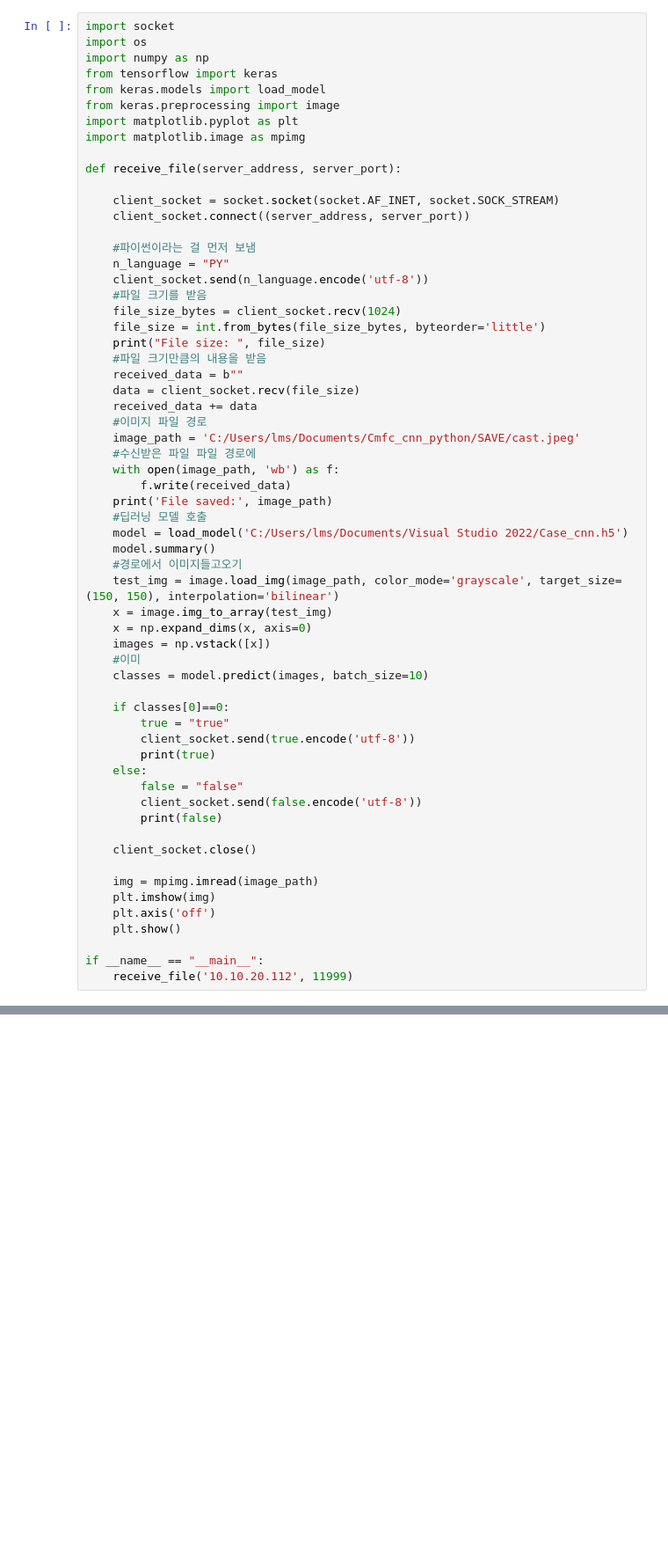
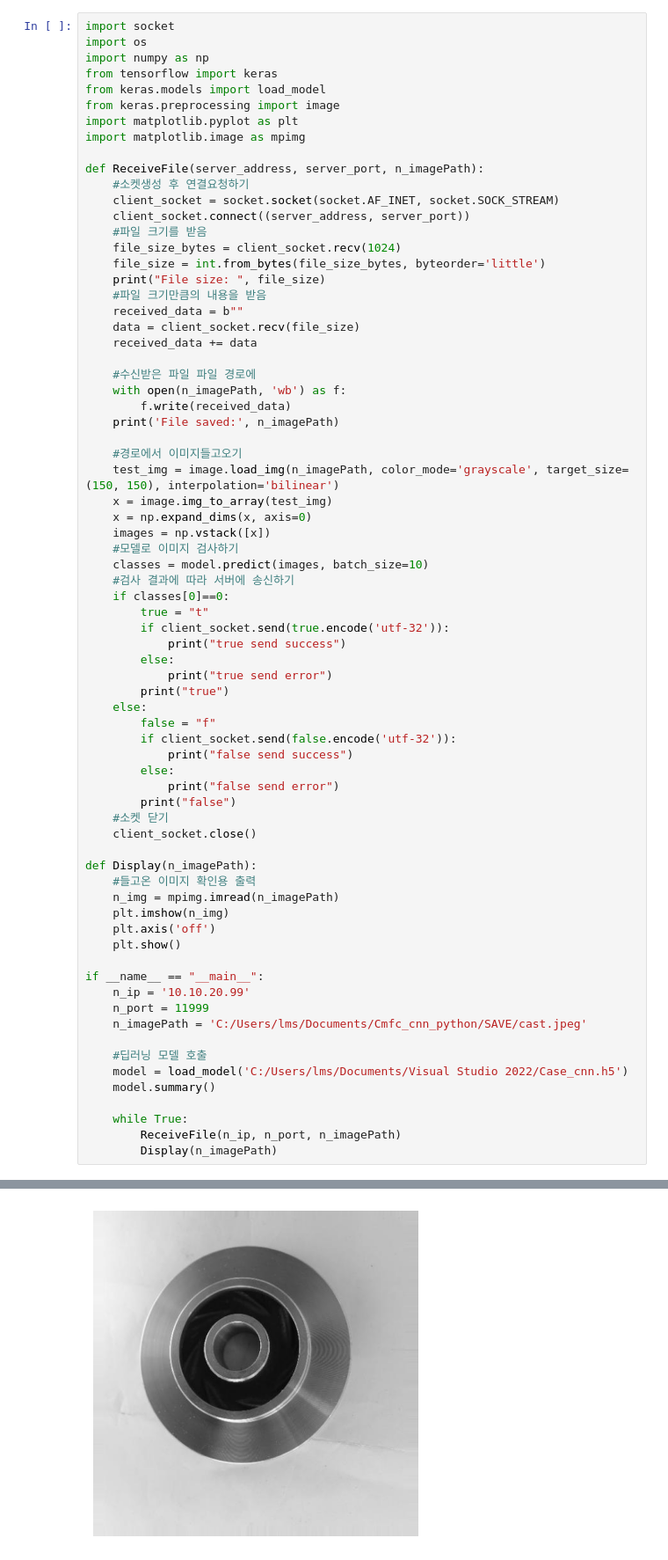
Before and after one commit to Gb0207/IMPELLER_TESTER_1Team, a Jupyter notebook: IMPELLER_TESTER_py_clnt.ipynb, the cells around one changed output, grey strips where cells are left out. Shown at 88% size. Drawn from its saved outputs; the diff is of its cells as text; blank space fills up the shorter version.

```diff
--- a/IMPELLER_TESTER_py_clnt.ipynb
+++ b/IMPELLER_TESTER_py_clnt.ipynb
@@ -8,14 +8,10 @@ from keras.preprocessing import image
 import matplotlib.pyplot as plt
 import matplotlib.image as mpimg
 
-def receive_file(server_address, server_port):
-
+def ReceiveFile(server_address, server_port, n_imagePath):
+    #소켓생성 후 연결요청하기
     client_socket = socket.socket(socket.AF_INET, socket.SOCK_STREAM)
     client_socket.connect((server_address, server_port))
-
-    #파이썬이라는 걸 먼저 보냄
-    n_language = "PY"
-    client_socket.send(n_language.encode('utf-8'))
     #파일 크기를 받음
     file_size_bytes = client_socket.recv(1024)
     file_size = int.from_bytes(file_size_bytes, byteorder='little')
@@ -24,38 +20,54 @@ def receive_file(server_address, server_port):
     received_data = b""
     data = client_socket.recv(file_size)
     received_data += data
-    #이미지 파일 경로
-    image_path = 'C:/Users/lms/Documents/Cmfc_cnn_python/SAVE/cast.jpeg'
+
     #수신받은 파일 파일 경로에
-    with open(image_path, 'wb') as f:
+    with open(n_imagePath, 'wb') as f:
         f.write(received_data)
-    print('File saved:', image_path)
-    #딥러닝 모델 호출
-    model = load_model('C:/Users/lms/Documents/Visual Studio 2022/Case_cnn.h5')
-    model.summary()
+    print('File saved:', n_imagePath)
+
     #경로에서 이미지들고오기
-    test_img = image.load_img(image_path, color_mode='grayscale', target_size=(150, 150), interpolation='bilinear')
+    test_img = image.load_img(n_imagePath, color_mode='grayscale', target_size=(150, 150), interpolation='bilinear')
     x = image.img_to_array(test_img)
     x = np.expand_dims(x, axis=0)
     images = np.vstack([x])
-    #이미
+    #모델로 이미지 검사하기
     classes = model.predict(images, batch_size=10)
-
+    #검사 결과에 따라 서버에 송신하기
     if classes[0]==0:
-        true = "true"
-        client_socket.send(true.encode('utf-8'))
-        print(true)
+        true = "t"
+        if client_socket.send(true.encode('utf-32')):
+            print("true send success")
+        else:
+            print("true send error")
+        print("true")
     else:
-        false = "false"
-        client_socket.send(false.encode('utf-8'))
-        print(false)
-
+        false = "f"
+        if client_socket.send(false.encode('utf-32')):
+            print("false send success")
+        else:
+            print("false send error")
+        print("false")
+    #소켓 닫기
     client_socket.close()
 
-    img = mpimg.imread(image_path)
-    plt.imshow(img)
+def Display(n_imagePath):
+    #들고온 이미지 확인용 출력
+    n_img = mpimg.imread(n_imagePath)
+    plt.imshow(n_img)
     plt.axis('off')
     plt.show()
 
 if __name__ == "__main__":
-    receive_file('10.10.20.112', 11999)
+    n_ip = '10.10.20.99'
+    n_port = 11999
+    n_imagePath = 'C:/Users/lms/Documents/Cmfc_cnn_python/SAVE/cast.jpeg'
+
+    #딥러닝 모델 호출
+    model = load_model('C:/Users/lms/Documents/Visual Studio 2022/Case_cnn.h5')
+    model.summary()
+
+    while True:
+        ReceiveFile(n_ip, n_port, n_imagePath)
+        Display(n_imagePath)
+# %% [output]
@@ -61,0 +103 @@ if __name__ == "__main__":
+[figure, added]
```
Also changed, not shown: parts of 1 cell of this notebook.
